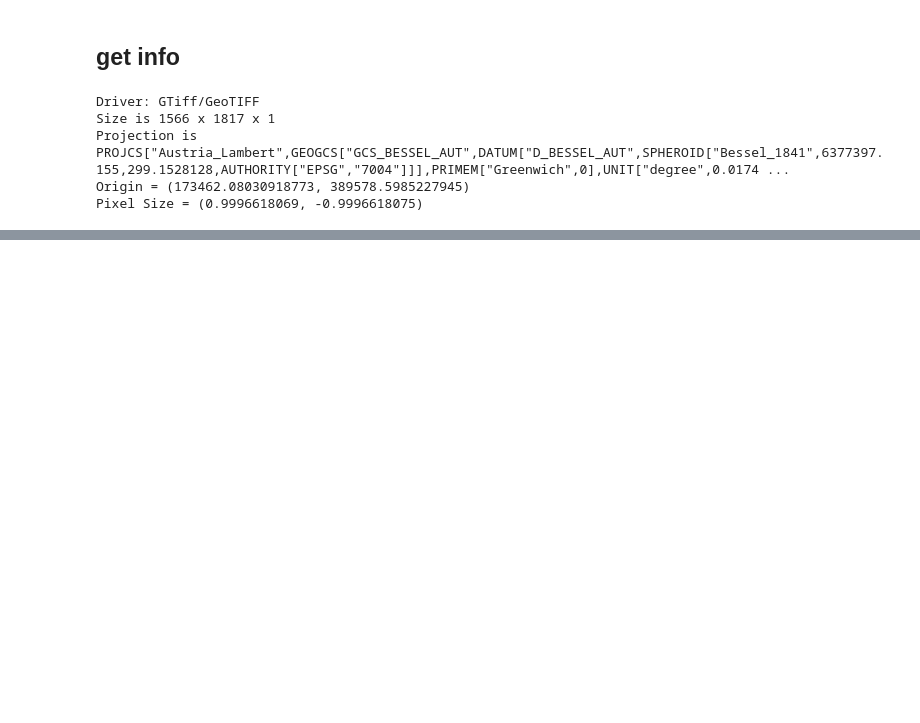
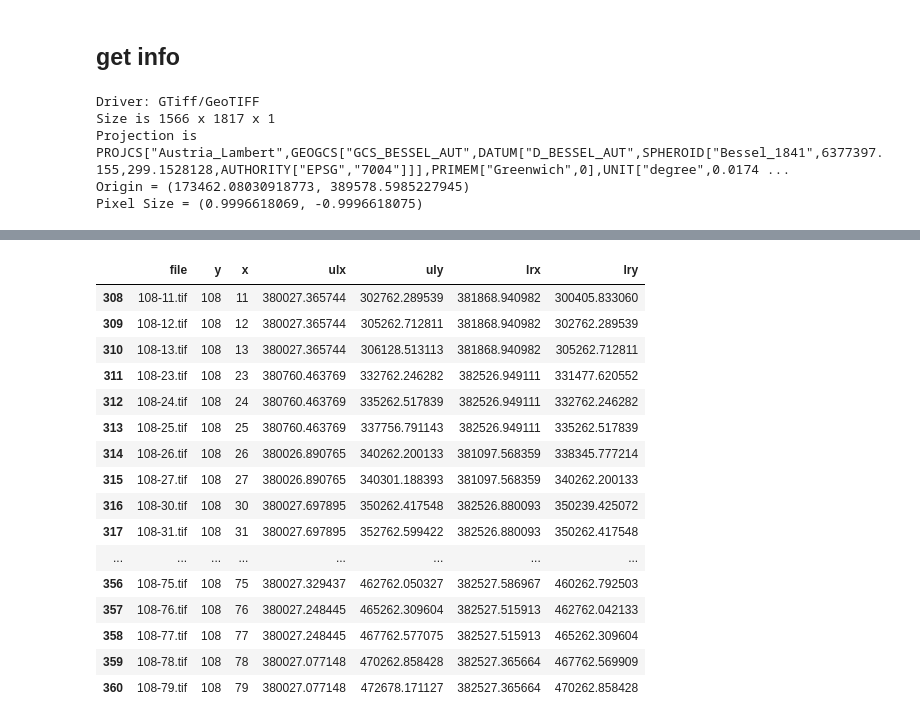
Before and after one commit to satlawa/edin_diss_geo, a Jupyter notebook: DTM_get_extend.ipynb, the cells around one changed output, grey strips where cells are left out. Saved outputs shown, nothing was run; the diff lists cells and outputs as text; code cells hidden in the pictures; blank space fills up the shorter version.

```diff
--- a/DTM_get_extend.ipynb
+++ b/DTM_get_extend.ipynb
@@ -134,0 +130,3 @@ Name: file, dtype: object
+# %%
+x = df[(t_ulx <= df['lrx']) & (t_lrx >= df['ulx'])] #& (t_lry <= df['uly']) & (t_uly >= df['lry'])]
+x
@@ -134,0 +149,22 @@ Name: file, dtype: object
+# %%
+pos = 108
+x1 = x[x['y'] == pos]
+x1
+# %% [output]
+|  | file | y | x | ulx | uly | lrx | lry |
+| 308 | 108-11.tif | 108 | 11 | 380027.365744 | 302762.289539 | 381868.940982 | 300405.833060 |
+| 309 | 108-12.tif | 108 | 12 | 380027.365744 | 305262.712811 | 381868.940982 | 302762.289539 |
+| 310 | 108-13.tif | 108 | 13 | 380027.365744 | 306128.513113 | 381868.940982 | 305262.712811 |
+| 311 | 108-23.tif | 108 | 23 | 380760.463769 | 332762.246282 | 382526.949111 | 331477.620552 |
+| 312 | 108-24.tif | 108 | 24 | 380760.463769 | 335262.517839 | 382526.949111 | 332762.246282 |
+| 313 | 108-25.tif | 108 | 25 | 380760.463769 | 337756.791143 | 382526.949111 | 335262.517839 |
+| 314 | 108-26.tif | 108 | 26 | 380026.890765 | 340262.200133 | 381097.568359 | 338345.777214 |
+| 315 | 108-27.tif | 108 | 27 | 380026.890765 | 340301.188393 | 381097.568359 | 340262.200133 |
+| 316 | 108-30.tif | 108 | 30 | 380027.697895 | 350262.417548 | 382526.880093 | 350239.425072 |
+| 317 | 108-31.tif | 108 | 31 | 380027.697895 | 352762.599422 | 382526.880093 | 350262.417548 |
+| ... | ... | ... | ... | ... | ... | ... | ... |
+| 356 | 108-75.tif | 108 | 75 | 380027.329437 | 462762.050327 | 382527.586967 | 460262.792503 |
+| 357 | 108-76.tif | 108 | 76 | 380027.248445 | 465262.309604 | 382527.515913 | 462762.042133 |
+| 358 | 108-77.tif | 108 | 77 | 380027.248445 | 467762.577075 | 382527.515913 | 465262.309604 |
+| 359 | 108-78.tif | 108 | 78 | 380027.077148 | 470262.858428 | 382527.365664 | 467762.569909 |
+| 360 | 108-79.tif | 108 | 79 | 380027.077148 | 472678.171127 | 382527.365664 | 470262.858428 |
```
Also changed, not shown: parts of 47 cells of this notebook, 1 other file.
